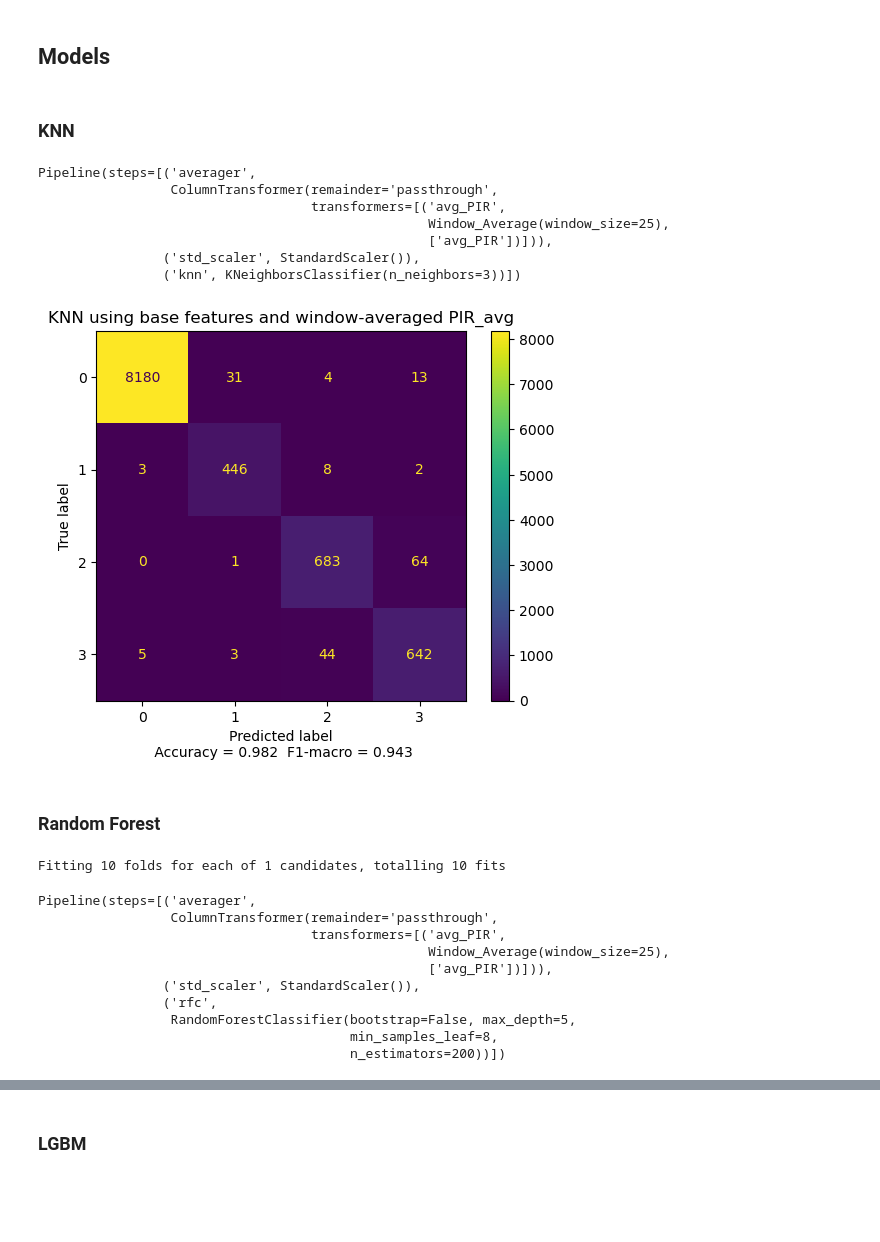
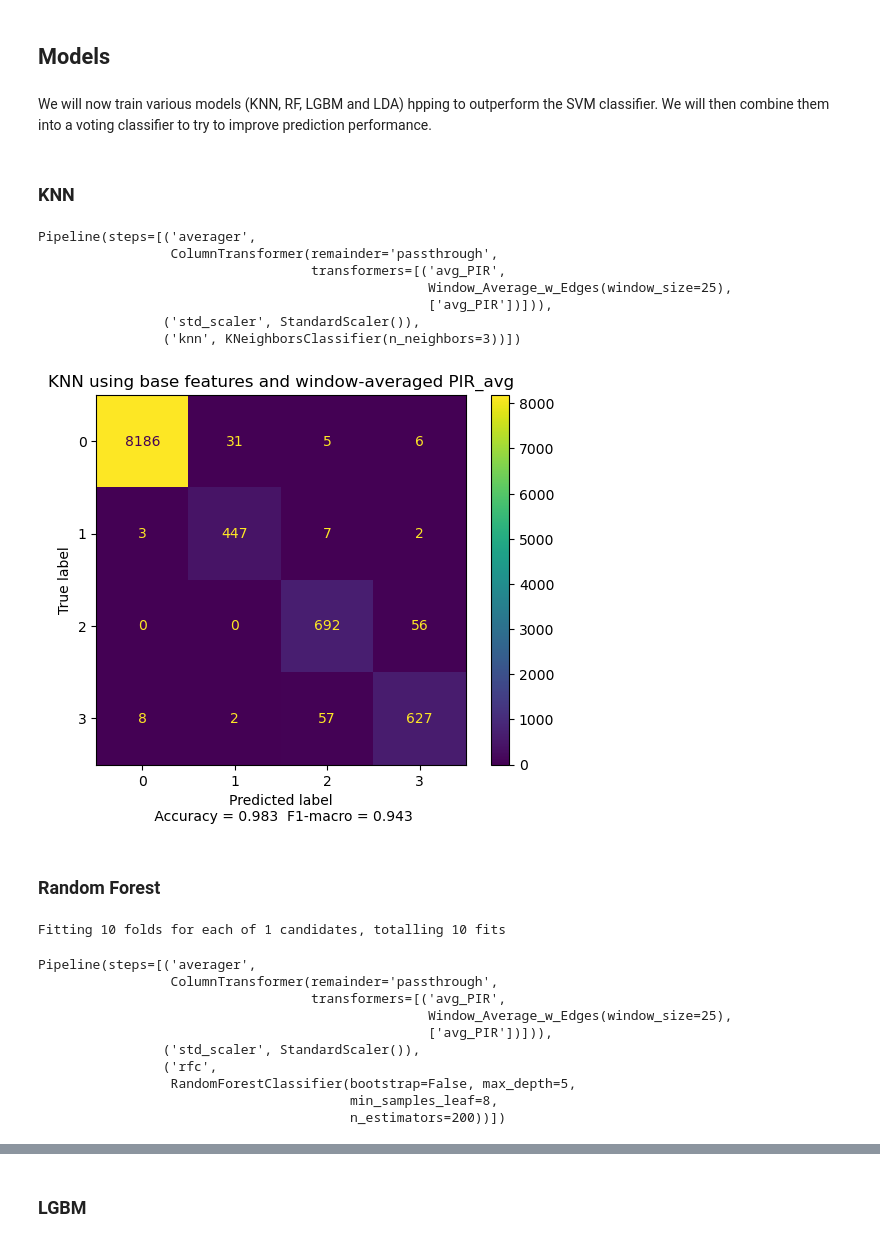
Before and after one commit to Clement-GRD/room_occupancy, a Jupyter notebook: room_occupancy.ipynb, the cells around one changed output, grey strips where cells are left out. Cells and saved outputs as stored; diff of their text form; code cells hidden in the pictures; blank space fills up the shorter version.

```diff
--- a/room_occupancy.ipynb
+++ b/room_occupancy.ipynb
@@ -133,3 +134,7 @@ y = X_base.pop('Room_Occupancy_Count')
+# %%
+X_base = df.copy()
+y = X_base.pop('Room_Occupancy_Count')
+groups = np.zeros_like(y) # We will use groups at some point, but for now we use the same for all instances.
 # %%
 X_base.columns
 # %% [output]
@@ -143,7 +148,6 @@ The study does not report the optimal parameters for the SVC classifier, we'll u
 svc_pipeline_1 = Pipeline([
     ('std_scaler', StandardScaler()),
     ('svc_rbf', SVC())
-
 ])
 
 # best parameters
@@ -158,8 +162,8 @@ svc_param_grid_1 = [{
 # 'svc_rbf__gamma':[0.01,0.001,0.0001]
 # }]
 
-svc_grid_1 = GridSearchCV(svc_pipeline_1, svc_param_grid_1, scoring='f1_macro', cv=10, n_jobs=-1)
-svc_grid_1.fit(X_base, y)
+svc_grid_1 = GridSearchCV(svc_pipeline_1, svc_param_grid_1, scoring='f1_macro', cv=skf, n_jobs=-1)
+svc_grid_1.fit(X_base, y, groups=groups)
 
 std_svc_best_1 = svc_grid_1.best_estimator_
 std_svc_best_1
@@ -346,18 +350,24 @@ Window averaging is implemented in the model pipeline to prevent data leakage fr
 # %%
 svc_pipeline_2 = Pipeline([
     ('averager',ColumnTransformer([
-         ('avg_PIR',Window_Average(25),['avg_PIR'])],
+         ('avg_PIR', Window_Average_w_Edges(25), ['avg_PIR'])],
          remainder='passthrough')),
     ('std_scaler', StandardScaler()),
-    ('svc_rbf', SVC(C=10,gamma=0.01))
+    ('svc_rbf', SVC(C=10, gamma=0.01))
 ])
 
+# For grid search
+# svc_param_grid_2 = [{
+# 'averager__avg_PIR__window_size':[1,25,50],
+# }]
+
+# Best results
 svc_param_grid_2 = [{
 'averager__avg_PIR__window_size':[25],
 }]
 
-svc_grid_2 = GridSearchCV(svc_pipeline_2, svc_param_grid_2, scoring='f1_macro', cv=10, n_jobs=-1)
-svc_grid_2.fit(X_avg_PIR,y)
+svc_grid_2 = GridSearchCV(svc_pipeline_2, svc_param_grid_2, scoring='f1_macro', cv=skf, n_jobs=-1)
+svc_grid_2.fit(X_avg_PIR, y, groups=groups)
 
 std_svc_best_2 = svc_grid_2.best_estimator_
 std_svc_best_2
@@ -401,12 +415,14 @@ The model performs better than with the base features, but not as good as with t
 We will keep `X_avg_PIR` containing base feature and window-averaged `avg_PIR` as our test dataframe for tuning the model.
 # %% [markdown]
 ## Models
+# %% [markdown]
+We will now train various models (KNN, RF, LGBM and LDA) hpping to outperform the SVM classifier. We will then combine them into a voting classifier to try to improve prediction performance.
 # %% [markdown]
 ### KNN
 # %%
 knn_pipeline = Pipeline([
     ('averager',ColumnTransformer([
-         ('avg_PIR',Window_Average(25),['avg_PIR'])],
+         ('avg_PIR',Window_Average_w_Edges(25), ['avg_PIR'])],
          remainder='passthrough')),
     ('std_scaler', StandardScaler()),
     ('knn', KNeighborsClassifier())
@@ -426,8 +442,8 @@ knn_param_grid = [{
     'knn__p':[2]
 }]
 
-knn_grid = GridSearchCV(knn_pipeline,knn_param_grid, scoring='f1_macro' ,cv=10,n_jobs=-1)
-knn_grid.fit(X_avg_PIR,y)
+knn_grid = GridSearchCV(knn_pipeline, knn_param_grid, scoring='f1_macro' ,cv=skf,n_jobs=-1)
+knn_grid.fit(X_avg_PIR, y, groups=groups)
 
 std_knn_best_1 = knn_grid.best_estimator_
 std_knn_best_1
@@ -435,21 +451,21 @@ std_knn_best_1
 Pipeline(steps=[('averager',
                  ColumnTransformer(remainder='passthrough',
                                    transformers=[('avg_PIR',
-                                                  Window_Average(window_size=25),
+                                                  Window_Average_w_Edges(window_size=25),
                                                   ['avg_PIR'])])),
                 ('std_scaler', StandardScaler()),
                 ('knn', KNeighborsClassifier(n_neighbors=3))])
 # %%
-knn_predictions = cross_val_predict(std_knn_best_1,X_avg_PIR,y,cv=10,n_jobs=-1)
-plot_confusion_acc_f1(y,knn_predictions,'KNN using base features and window-averaged PIR_avg')
+knn_predictions = cross_val_predict(std_knn_best_1, X_avg_PIR, y, groups=groups, cv=skf, n_jobs=-1)
+plot_confusion_acc_f1(y, knn_predictions, 'KNN using base features and window-averaged PIR_avg')
 # %% [output]
-[figure, old version]
+[figure, new version]
 # %% [markdown]
 ### Random Forest
 # %%
 rf_pipeline = Pipeline([
     ('averager',ColumnTransformer([
-         ('avg_PIR',Window_Average(25),['avg_PIR'])],
+         ('avg_PIR',Window_Average_w_Edges(25),['avg_PIR'])],
          remainder='passthrough')),
     ('std_scaler', StandardScaler()),
     ('rfc', RandomForestClassifier())
@@ -471,8 +487,8 @@ rf_random_grid = {'rfc__bootstrap': [False],
                'rfc__min_samples_split': [2],
                'rfc__n_estimators': [200]}
 
-rf_grid = RandomizedSearchCV(rf_pipeline, rf_random_grid, n_iter = 200, cv = 10, n_jobs = -1,verbose=1)
-rf_grid.fit(X_avg_PIR,y)
+rf_grid = RandomizedSearchCV(rf_pipeline, rf_random_grid, n_iter=200, cv=skf, n_jobs=-1, verbose=1)
+rf_grid.fit(X_avg_PIR, y, groups=groups)
 std_rf_best = rf_grid.best_estimator_
 std_rf_best
 # %% [output]
@@ -480,7 +496,7 @@ Fitting 10 folds for each of 1 candidates, totalling 10 fits
 Pipeline(steps=[('averager',
                  ColumnTransformer(remainder='passthrough',
                                    transformers=[('avg_PIR',
-                                                  Window_Average(window_size=25),
+                                                  Window_Average_w_Edges(window_size=25),
                                                   ['avg_PIR'])])),
                 ('std_scaler', StandardScaler()),
                 ('rfc',
```
Also changed, not shown: parts of 68 cells of this notebook.
